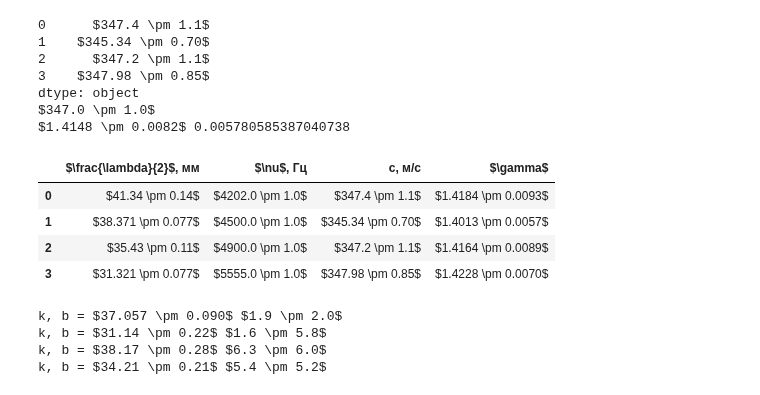
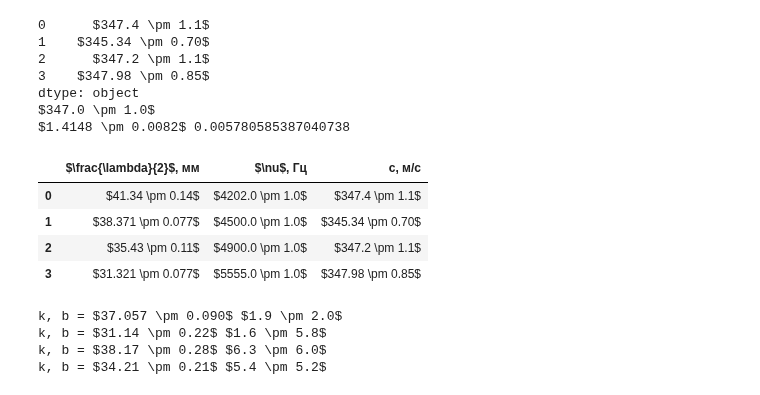
Before and after one commit to RedBrean/term2, a Jupyter notebook: labs/213.ipynb, the cells around one changed output. Saved outputs shown, nothing was run; the diff lists cells and outputs as text; code cells hidden in the pictures.

```diff
--- a/labs/213.ipynb
+++ b/labs/213.ipynb
@@ -301,16 +301,15 @@ $1.4148 \pm 0.0082$ 0.005780585387040738
 # %%
 dataf1 = pd.DataFrame()
 dataf1["$\\frac{\lambda}{2}$, мм"] = ks*1000
 dataf1["$\\nu$, Гц"] = freqs
 dataf1["c, м/c"] = cs
-dataf1["$\gamma$"] = cs**2*0.029/8.31/(273+24)
 dataf1
 # %% [output]
-|  | $\frac{\lambda}{2}$, мм | $\nu$, Гц | c, м/c | $\gamma$ |
-| 0 | $41.34 \pm 0.14$ | $4202.0 \pm 1.0$ | $347.4 \pm 1.1$ | $1.4184 \pm 0.0093$ |
-| 1 | $38.371 \pm 0.077$ | $4500.0 \pm 1.0$ | $345.34 \pm 0.70$ | $1.4013 \pm 0.0057$ |
-| 2 | $35.43 \pm 0.11$ | $4900.0 \pm 1.0$ | $347.2 \pm 1.1$ | $1.4164 \pm 0.0089$ |
-| 3 | $31.321 \pm 0.077$ | $5555.0 \pm 1.0$ | $347.98 \pm 0.85$ | $1.4228 \pm 0.0070$ |
+|  | $\frac{\lambda}{2}$, мм | $\nu$, Гц | c, м/c |
+| 0 | $41.34 \pm 0.14$ | $4202.0 \pm 1.0$ | $347.4 \pm 1.1$ |
+| 1 | $38.371 \pm 0.077$ | $4500.0 \pm 1.0$ | $345.34 \pm 0.70$ |
+| 2 | $35.43 \pm 0.11$ | $4900.0 \pm 1.0$ | $347.2 \pm 1.1$ |
+| 3 | $31.321 \pm 0.077$ | $5555.0 \pm 1.0$ | $347.98 \pm 0.85$ |
 # %%
 dataf1.to_clipboard()
 # %%
```
Also changed, not shown: parts of 8 cells of this notebook, 3 other files.
